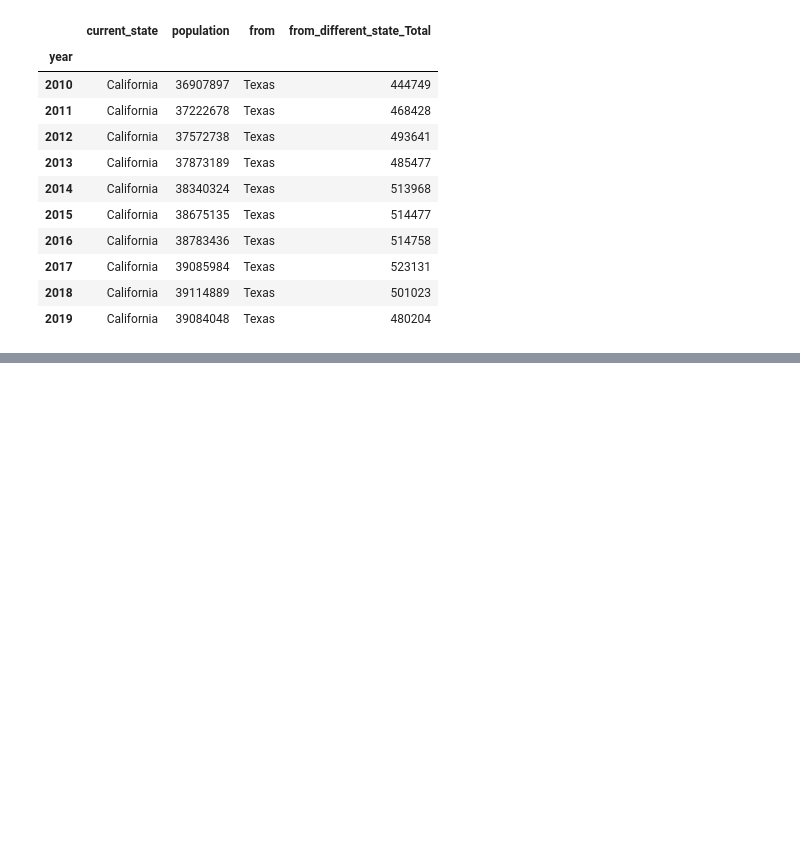
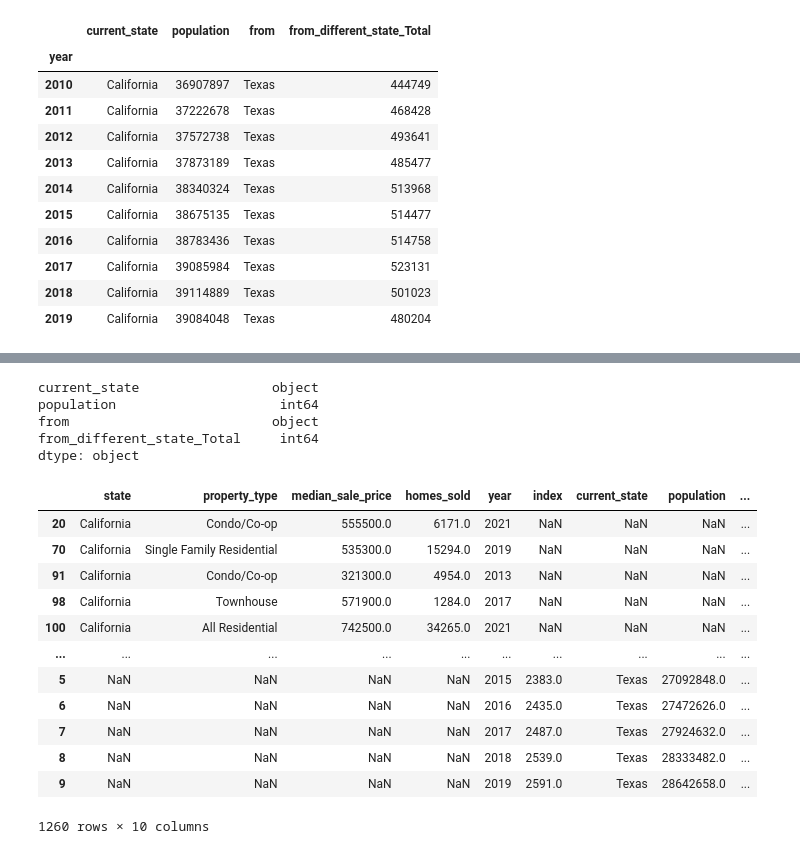
Before and after one commit to sarmstrong9/Group_Project_Real_Estate, a Jupyter notebook: cleaning_data.ipynb, the cells around one changed output, grey strips where cells are left out. Saved outputs shown, nothing was run; the diff lists cells and outputs as text; code cells hidden in the pictures; blank space fills up the shorter version.

Commit message:
adding cleaning_data with merged dataframe

```diff
--- a/cleaning_data.ipynb
+++ b/cleaning_data.ipynb
@@ -154,3 +154,9 @@ See the caveats in the documentation: https://pandas.pydata.org/pandas-docs/stab
 | 28862 | 2012-12-01 | 2012-12-31 | California | Single Family Residential | 379100 | 20636 |
 | 28893 | 2015-01-01 | 2015-01-31 | California | Single Family Residential | 419500 | 15721 |
 625 rows × 6 columns
+# %%
+# Creating 'year' column in cali_df
+cali_df['year'] = pd.DatetimeIndex(cali_df['period_begin']).year
+# Dropping period_begin and period_end column
+cali_df = cali_df.drop(columns = ['period_begin','period_end' ])
+cali_df
@@ -156,0 +181,6 @@ See the caveats in the documentation: https://pandas.pydata.org/pandas-docs/stab
+# %%
+# Creating 'year' column in texas_df
+texas_df['year'] = pd.DatetimeIndex(texas_df['period_begin']).year
+# Dropping period_begin and period_end column
+texas_df = texas_df.drop(columns = ['period_begin','period_end' ])
+texas_df
@@ -235,0 +267,6 @@ from_cali_to_texas from_cali_to_texas
+# %%
+# Creating dataframe of migration from Texas to California
+from_cali_to_texas = migration_df_clean.loc[(migration_df['current_state'] == 'Texas')
+                               & (migration_df['from'] == 'California')]
+from_cali_to_texas = from_cali_to_texas.reset_index()
+from_cali_to_texas
@@ -235,0 +285,25 @@ from_cali_to_texas from_cali_to_texas
+# %%
+from_cali_to_texas.dtypes
+# %% [output]
+current_state                 object
+population                     int64
+from                          object
+from_different_state_Total     int64
+dtype: object
+# %%
+full_df = pd.concat([cali_df, texas_df, from_cali_to_texas])
+full_df
+# %% [output]
+|  | state | property_type | median_sale_price | homes_sold | year | index | current_state | population | ... |
+| 20 | California | Condo/Co-op | 555500.0 | 6171.0 | 2021 | NaN | NaN | NaN | ... |
+| 70 | California | Single Family Residential | 535300.0 | 15294.0 | 2019 | NaN | NaN | NaN | ... |
+| 91 | California | Condo/Co-op | 321300.0 | 4954.0 | 2013 | NaN | NaN | NaN | ... |
+| 98 | California | Townhouse | 571900.0 | 1284.0 | 2017 | NaN | NaN | NaN | ... |
+| 100 | California | All Residential | 742500.0 | 34265.0 | 2021 | NaN | NaN | NaN | ... |
+| ... | ... | ... | ... | ... | ... | ... | ... | ... | ... |
+| 5 | NaN | NaN | NaN | NaN | 2015 | 2383.0 | Texas | 27092848.0 | ... |
+| 6 | NaN | NaN | NaN | NaN | 2016 | 2435.0 | Texas | 27472626.0 | ... |
+| 7 | NaN | NaN | NaN | NaN | 2017 | 2487.0 | Texas | 27924632.0 | ... |
+| 8 | NaN | NaN | NaN | NaN | 2018 | 2539.0 | Texas | 28333482.0 | ... |
+| 9 | NaN | NaN | NaN | NaN | 2019 | 2591.0 | Texas | 28642658.0 | ... |
+1260 rows × 10 columns
```
Also changed, not shown: parts of 6 cells of this notebook, 3 other files.
